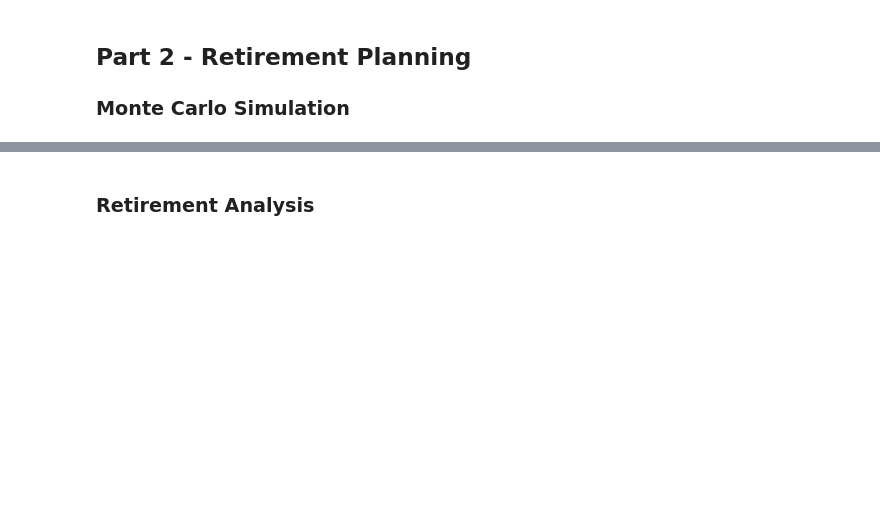
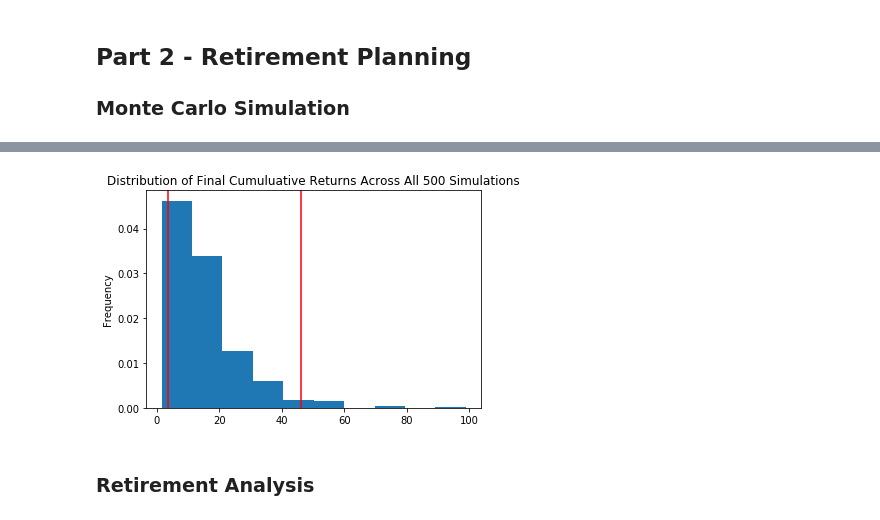
Before and after one commit to AnnSweetNanners/api-homework, a Jupyter notebook: 05-APIs/Instructions/Starter_Code/financial-planner.ipynb, the cells around one changed output, grey strips where cells are left out. Saved outputs shown, nothing was run; the diff lists cells and outputs as text; code cells hidden in the pictures; blank space fills up the shorter version.

```diff
--- a/05-APIs/Instructions/Starter_Code/financial-planner.ipynb
+++ b/05-APIs/Instructions/Starter_Code/financial-planner.ipynb
@@ -217,3 +288,6 @@ df_stock_data.head()
 # %%
-# Plot simulation outcomes
+# Plot probability distribution and confidence intervals
 # YOUR CODE HERE!
+dist_plot= mc_dist.plot_distribution()
+# %% [output]
+[figure, added]
```
Also changed, not shown: parts of 13 cells of this notebook.
